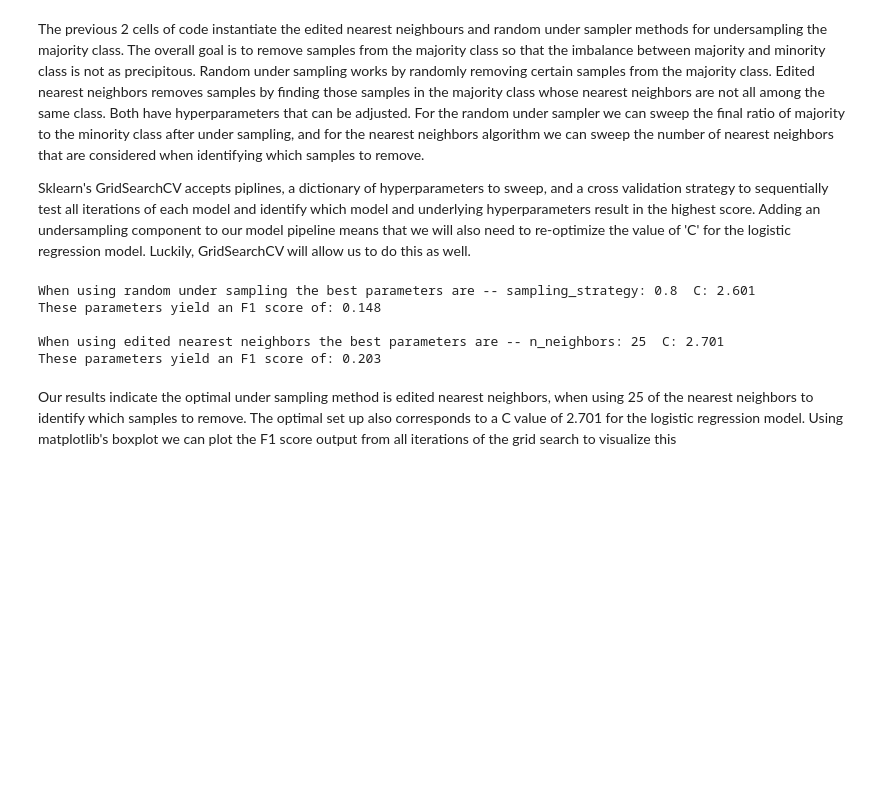
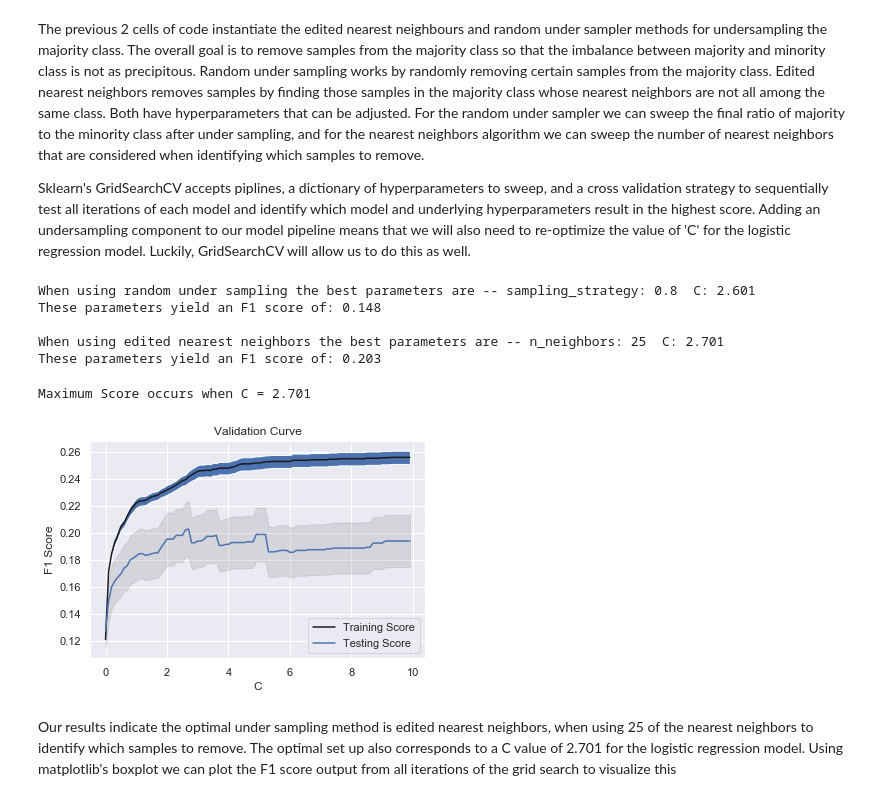
Before and after one commit to joseph-maffei/Baseball_Project, a Jupyter notebook: Baseball_Project_Part_3.ipynb, the cells around one changed output. Cells and saved outputs as stored; diff of their text form; code cells hidden in the pictures; blank space fills up the shorter version.

```diff
--- a/Baseball_Project_Part_3.ipynb
+++ b/Baseball_Project_Part_3.ipynb
@@ -171,6 +171,17 @@ These parameters yield an F1 score of: 0.148
 
 When using edited nearest neighbors the best parameters are -- n_neighbors: 25  C: 2.701
 These parameters yield an F1 score of: 0.203
+# %%
+enn_us = EditedNearestNeighbours(kind_sel = 'all', random_state = 42, n_neighbors = 25)
+pipe = make_pipeline(sc_us, pca_us, enn_us, log_reg_us)
+train_scores, test_scores = validation_curve(pipe, pared_full_data, WSWin, param_name = 'logisticregression__C',
+                                             param_range = np.arange(0.001, 10, .1), cv = skf, scoring = 'f1')
+
+C = np.arange(0.001, 10, 0.1)
+plot_val_curves(train_scores, test_scores, C, 'C')
+# %% [output]
+Maximum Score occurs when C = 2.701
+[figure, added]
 # %% [markdown]
 Our results indicate the optimal under sampling method is edited nearest neighbors, when using 25 of the nearest neighbors to identify which samples to remove.  The optimal set up also corresponds to a C value of 2.701 for the logistic regression model. Using matplotlib's boxplot we can plot the F1 score output from all iterations of the grid search to visualize this
 # %%
```
Also changed, not shown: parts of 2 cells of this notebook.
